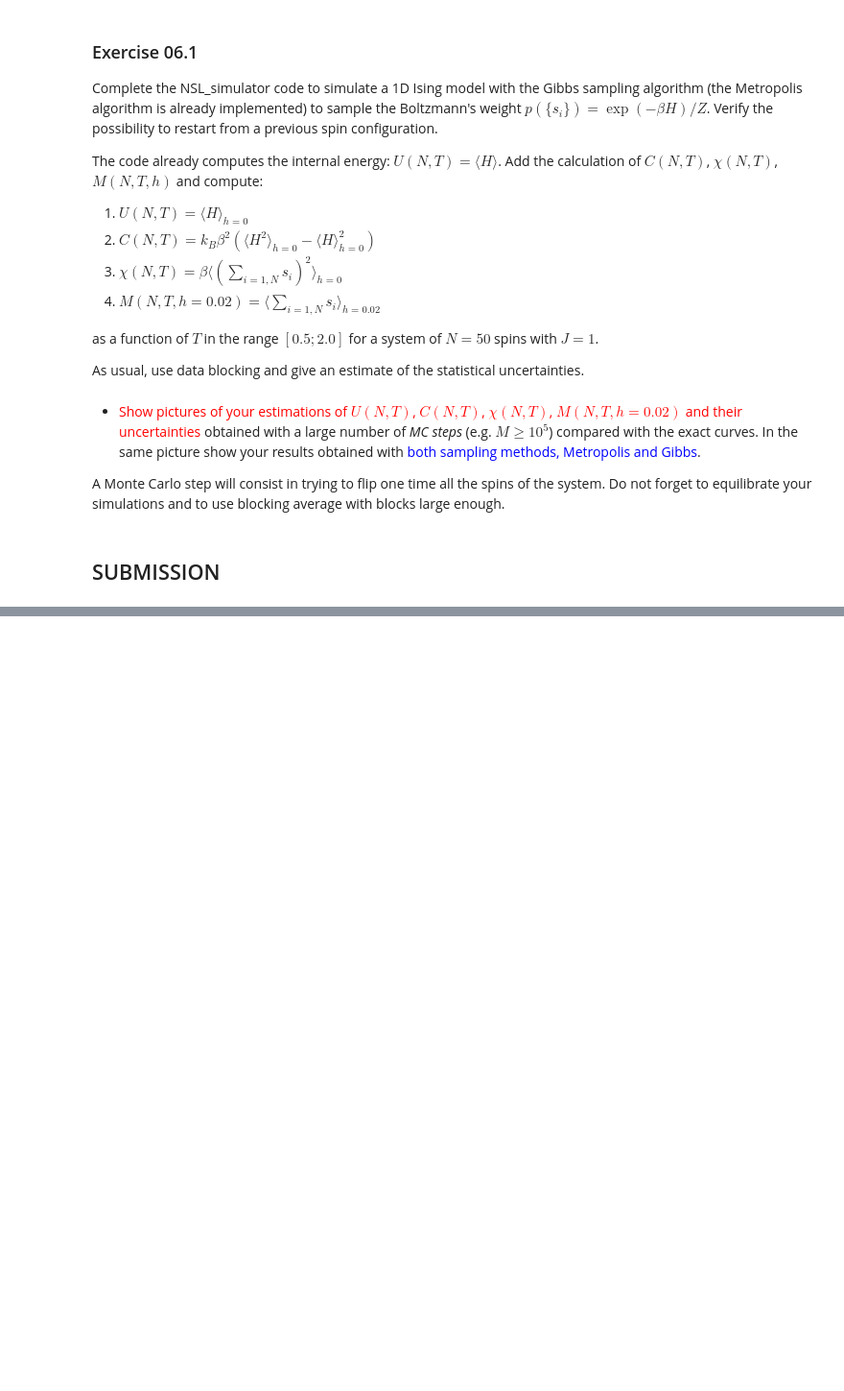
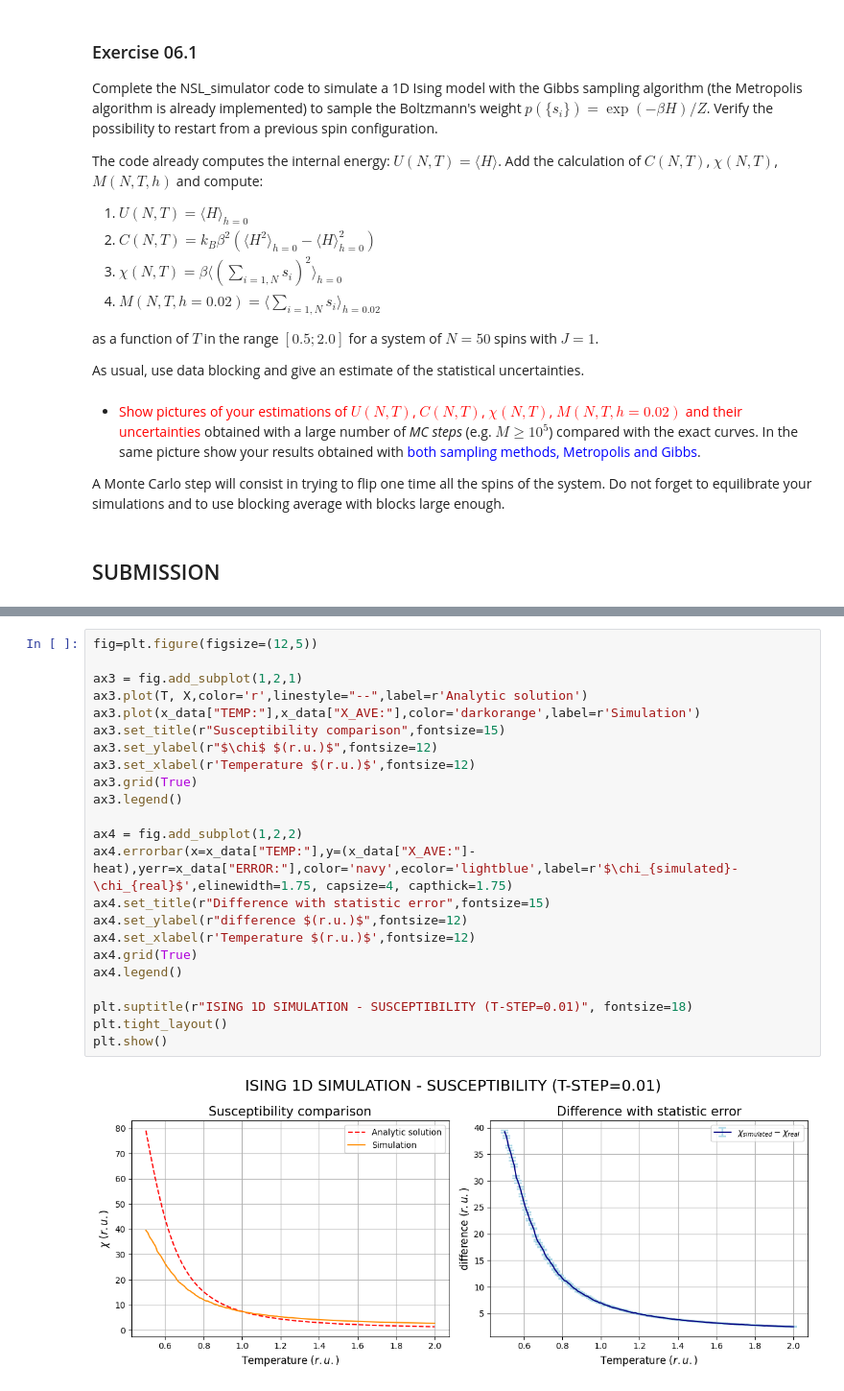
Before and after one commit to lazzerialberto/sim_numerica, a Jupyter notebook: lezione_6/LSN_Exercises_06.ipynb, the cells around one changed output, grey strips where cells are left out. Shown at 96% size. Cells and saved outputs as stored; diff of their text form; blank space fills up the shorter version.

```diff
--- a/lezione_6/LSN_Exercises_06.ipynb
+++ b/lezione_6/LSN_Exercises_06.ipynb
@@ -197,0 +205,25 @@ plt.show()
+# %%
+fig=plt.figure(figsize=(12,5))
+
+ax3 = fig.add_subplot(1,2,1)
+ax3.plot(T, X,color='r',linestyle="--",label=r'Analytic solution')
+ax3.plot(x_data["TEMP:"],x_data["X_AVE:"],color='darkorange',label=r'Simulation')
+ax3.set_title(r"Susceptibility comparison",fontsize=15)
+ax3.set_ylabel(r"$\chi$ $(r.u.)$",fontsize=12)
+ax3.set_xlabel(r'Temperature $(r.u.)$',fontsize=12)
+ax3.grid(True)
+ax3.legend()
+
+ax4 = fig.add_subplot(1,2,2)
+ax4.errorbar(x=x_data["TEMP:"],y=(x_data["X_AVE:"]-heat),yerr=x_data["ERROR:"],color='navy',ecolor='lightblue',label=r'$\chi_{simulated}-\chi_{real}$',elinewidth=1.75, capsize=4, capthick=1.75)
+ax4.set_title(r"Difference with statistic error",fontsize=15)
+ax4.set_ylabel(r"difference $(r.u.)$",fontsize=12)
+ax4.set_xlabel(r'Temperature $(r.u.)$',fontsize=12)
+ax4.grid(True)
+ax4.legend()
+
+plt.suptitle(r"ISING 1D SIMULATION - SUSCEPTIBILITY (T-STEP=0.01)", fontsize=18)
+plt.tight_layout()
+plt.show()
+# %% [output]
+[figure, added]
```
Also changed, not shown: parts of 3 cells of this notebook, 13 other files.
